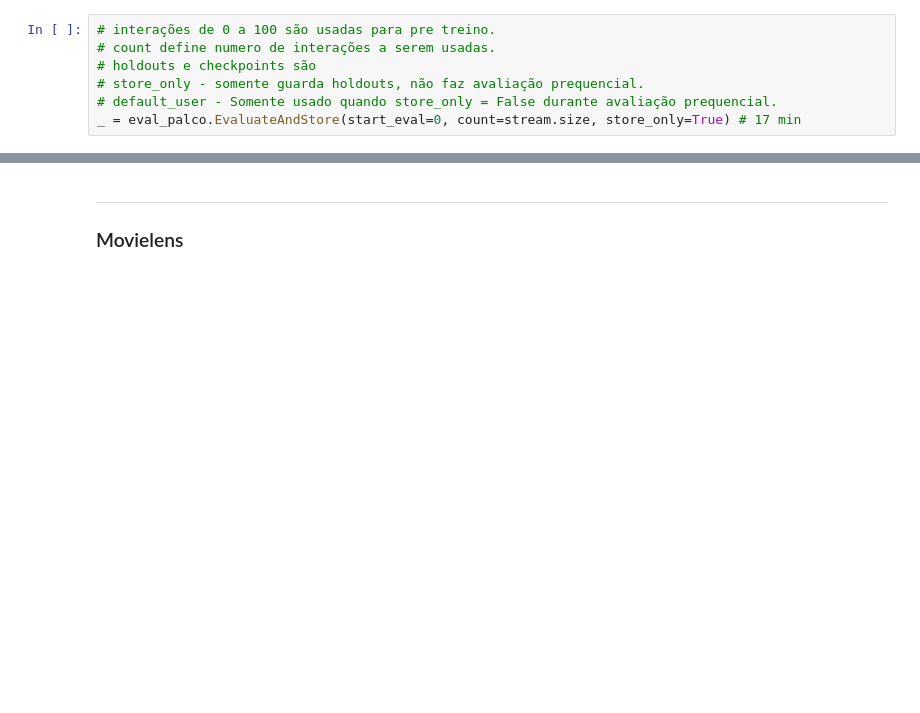
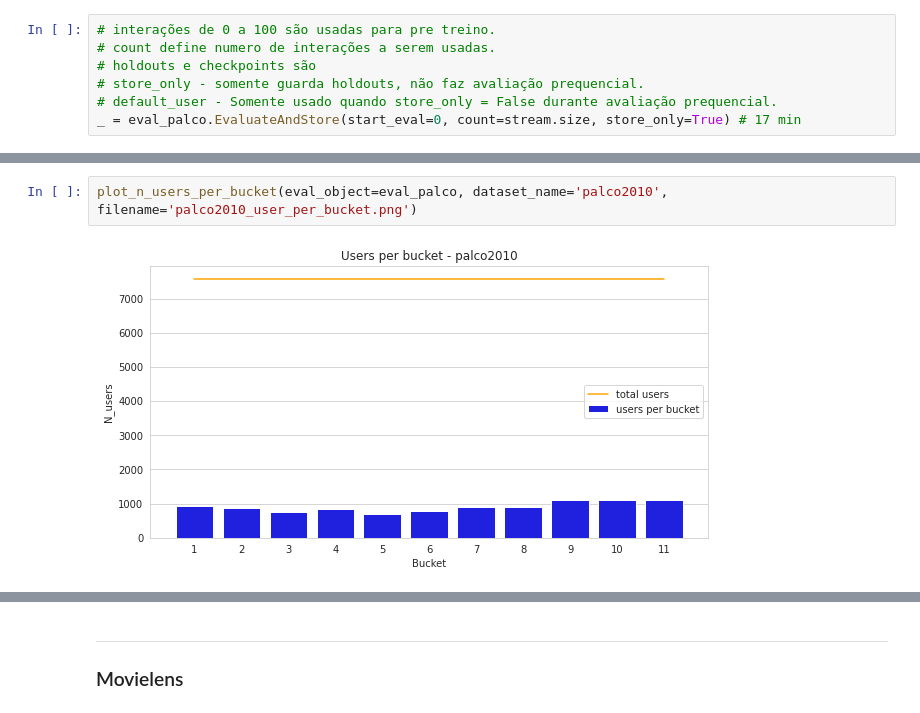
Before and after one commit to Key0412/streamRec-forgetting, a Jupyter notebook: notebooks/Avaliação de Datasets.ipynb, the cells around one changed output, grey strips where cells are left out. Cells and saved outputs as stored; diff of their text form; blank space fills up the shorter version.

```diff
--- a/notebooks/Avaliação de Datasets.ipynb
+++ b/notebooks/Avaliação de Datasets.ipynb
@@ -67,0 +102,4 @@ joblib.dump(eval_palco, 'output/joblib_eval_objects_dump/eval_palco2010')
+# %%
+plot_n_users_per_bucket(eval_object=eval_palco, dataset_name='palco2010', filename='palco2010_user_per_bucket.png')
+# %% [output]
+[figure, added]
```
Also changed, not shown: parts of 37 cells of this notebook, 7 other files.
